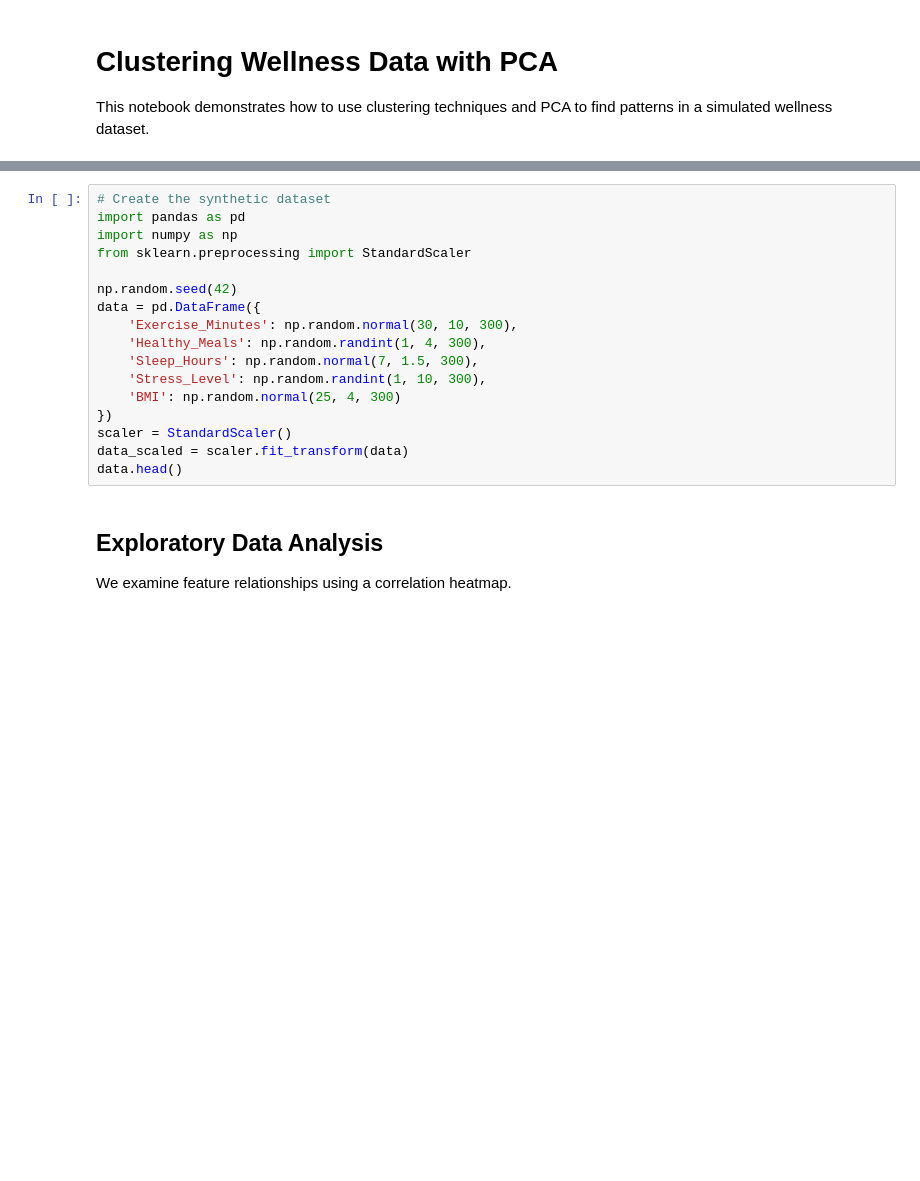
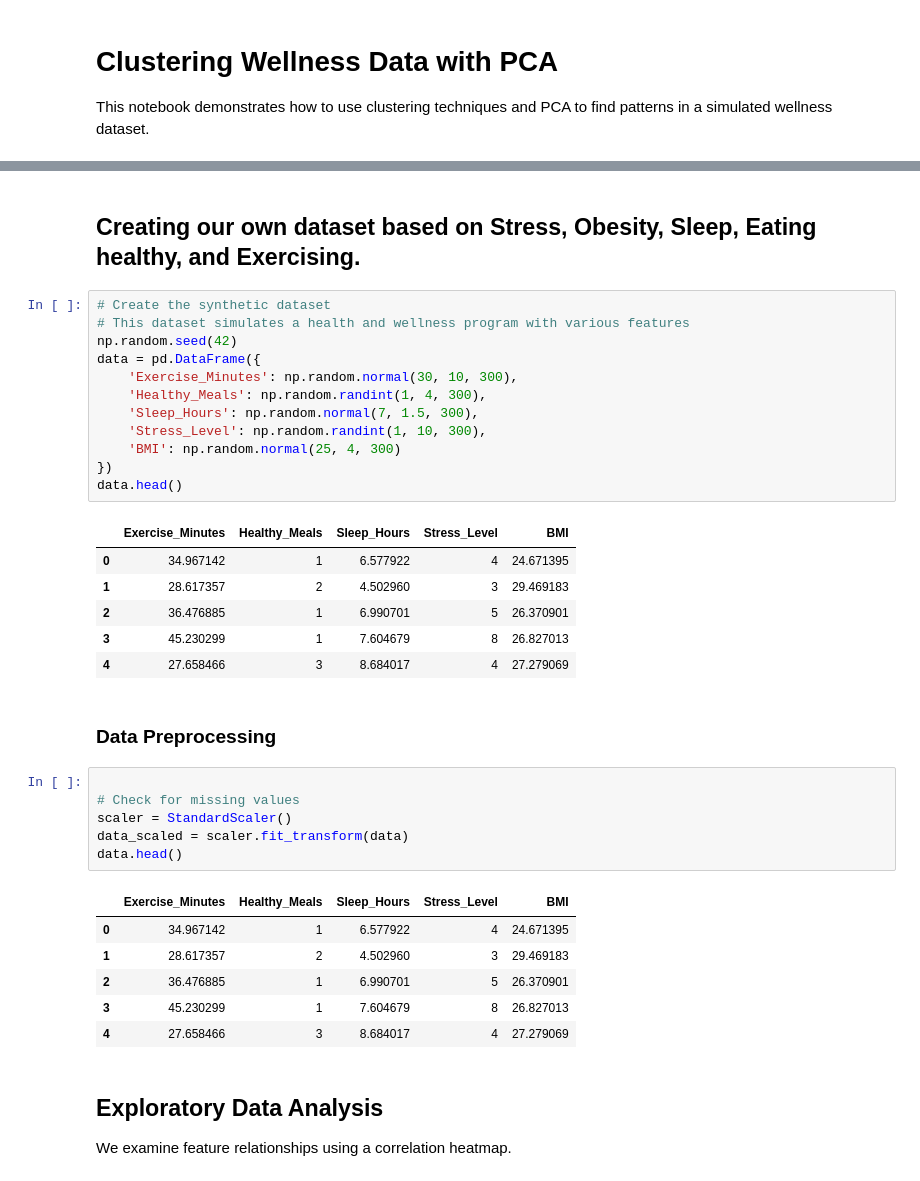
Before and after one commit to ACastel21/MGT-665-LAB3, a Jupyter notebook: MGT 665 Castel Andrey Lab 3 CODE.ipynb, the cells around one changed output, grey strips where cells are left out. Saved outputs shown, nothing was run; the diff lists cells and outputs as text; blank space fills up the shorter version.

```diff
--- a/MGT 665 Castel Andrey Lab 3 CODE.ipynb
+++ b/MGT 665 Castel Andrey Lab 3 CODE.ipynb
@@ -12,9 +16,8 @@ We create a synthetic dataset with 300 samples and the following features:
+# %% [markdown]
+## Creating our own dataset based on Stress, Obesity, Sleep, Eating healthy, and Exercising.
 # %%
 # Create the synthetic dataset
-import pandas as pd
-import numpy as np
-from sklearn.preprocessing import StandardScaler
-
+# This dataset simulates a health and wellness program with various features
 np.random.seed(42)
 data = pd.DataFrame({
     'Exercise_Minutes': np.random.normal(30, 10, 300),
@@ -23,9 +26,29 @@ data = pd.DataFrame({
     'Stress_Level': np.random.randint(1, 10, 300),
     'BMI': np.random.normal(25, 4, 300)
 })
-scaler = StandardScaler()
-data_scaled = scaler.fit_transform(data)
 data.head()
+# %% [output]
+|  | Exercise_Minutes | Healthy_Meals | Sleep_Hours | Stress_Level | BMI |
+| 0 | 34.967142 | 1 | 6.577922 | 4 | 24.671395 |
+| 1 | 28.617357 | 2 | 4.502960 | 3 | 29.469183 |
+| 2 | 36.476885 | 1 | 6.990701 | 5 | 26.370901 |
+| 3 | 45.230299 | 1 | 7.604679 | 8 | 26.827013 |
+| 4 | 27.658466 | 3 | 8.684017 | 4 | 27.279069 |
+# %% [markdown]
+### Data Preprocessing
+# %%
+
+# Check for missing values
+scaler = StandardScaler()
+data_scaled = scaler.fit_transform(data)
+data.head()
+# %% [output]
+|  | Exercise_Minutes | Healthy_Meals | Sleep_Hours | Stress_Level | BMI |
+| 0 | 34.967142 | 1 | 6.577922 | 4 | 24.671395 |
+| 1 | 28.617357 | 2 | 4.502960 | 3 | 29.469183 |
+| 2 | 36.476885 | 1 | 6.990701 | 5 | 26.370901 |
+| 3 | 45.230299 | 1 | 7.604679 | 8 | 26.827013 |
+| 4 | 27.658466 | 3 | 8.684017 | 4 | 27.279069 |
 # %% [markdown]
 ## Exploratory Data Analysis
 We examine feature relationships using a correlation heatmap.
```
Also changed, not shown: parts of 12 cells of this notebook, 1 other file.
